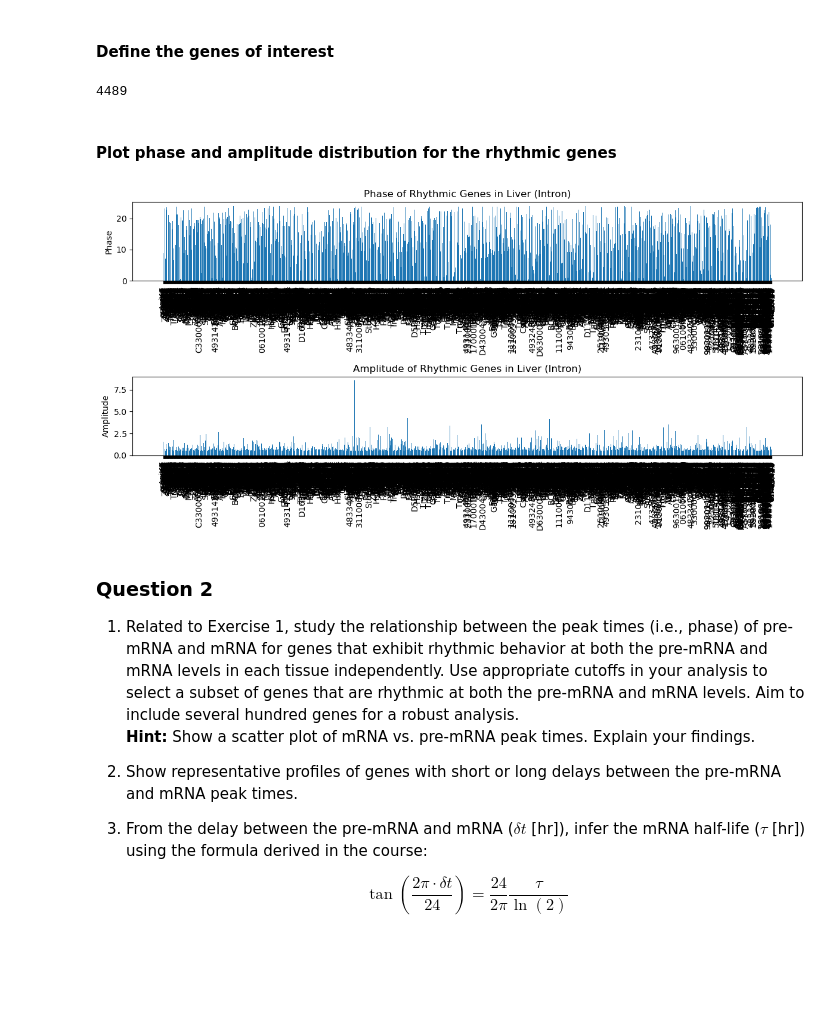
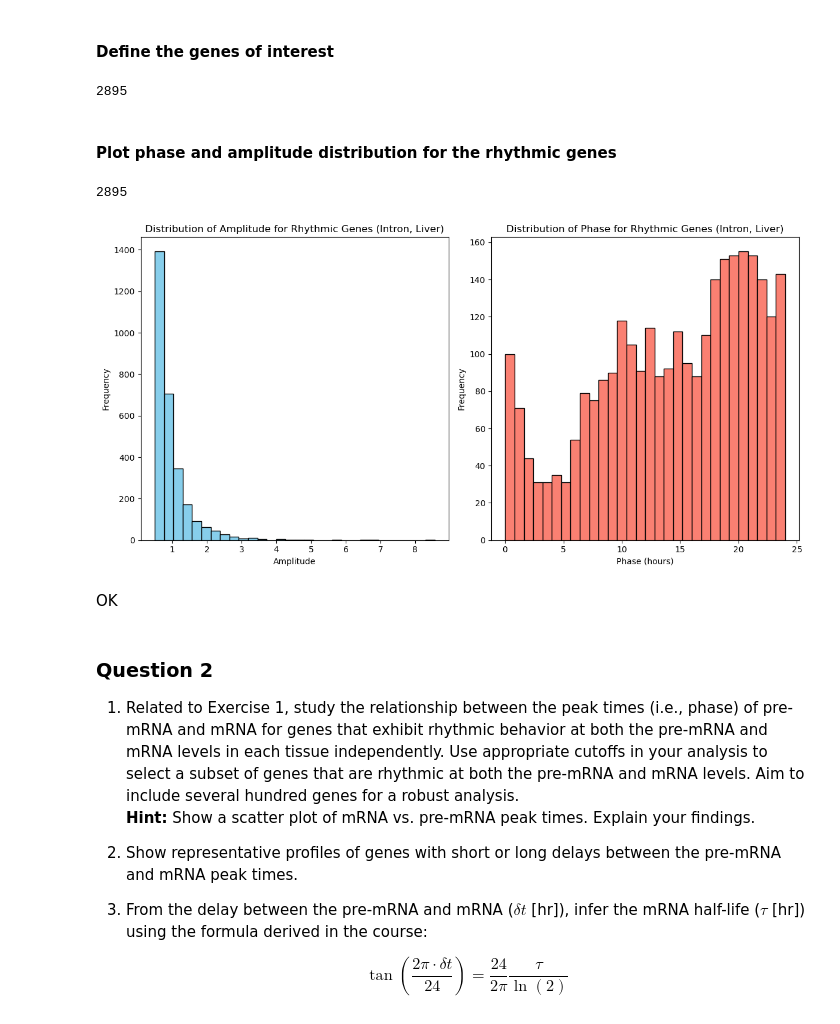
Before and after one commit to GregoirePachebat/group_18, a Jupyter notebook: Week11/Exercise_Week11_12_B_Exercises.ipynb, the cells around one changed output. Drawn from its saved outputs; the diff is of its cells as text; code cells hidden in the pictures; blank space fills up the shorter version.

```diff
--- a/Week11/Exercise_Week11_12_B_Exercises.ipynb
+++ b/Week11/Exercise_Week11_12_B_Exercises.ipynb
@@ -374,22 +374,45 @@ results_exon_muscle = fit_harmo(dat_exon_muscle, time, T)
 #### Define the genes of interest
 # %%
 # Define the genes with significant gene expression rhythm in the liver
-gene_liver_intro = np.logical_and(results_intron_liver['q_val'] < 0.05, results_intron_liver['amp'] > 0.5)
+gene_liver_intro = np.logical_and(results_intron_liver['q_val'] < 0.05, results_intron_liver['amp'] > 0.5))
 gene_liver_exon = np.logical_and(results_exon_liver['q_val'] < 0.05, results_exon_liver['amp'] > 0.5)
 
 # Define the genes with significant gene expression rhythm in the muscle
 gene_muscle_intro = np.logical_and(results_intron_muscle['q_val'] < 0.05, results_intron_muscle['amp'] > 0.5)
 gene_muscle_exon = np.logical_and(results_exon_muscle['q_val'] < 0.05, results_exon_muscle['amp'] > 0.5)
+# %% [output]
+2895
-# %%
-num_true_values = gene_liver_intro.sum()
-print(num_true_values)
-# %% [output]
-4489
 # %% [markdown]
 #### Plot phase and amplitude distribution for the rhythmic genes
 # %%
+results_intron_liver[gene_liver_intro].sort_values('amp', ascending=False)
 # %% [output]
-[figure, removed]
+2895
+# %%
+# Filter the results for the genes of interest
+filtered_results = results_intron_liver[gene_liver_intro]
+
+# Plot amplitude
+plt.figure(figsize=(12, 6))
+plt.subplot(1, 2, 1)
+plt.hist(filtered_results['amp'], bins=30, color='skyblue', edgecolor='black')
+plt.xlabel('Amplitude')
+plt.ylabel('Frequency')
+plt.title('Distribution of Amplitude for Rhythmic Genes (Intron, Liver)')
+
+# Plot phase
+plt.subplot(1, 2, 2)
+plt.hist(filtered_results['phase'], bins=30, color='salmon', edgecolor='black')
+plt.xlabel('Phase (hours)')
+plt.ylabel('Frequency')
+plt.title('Distribution of Phase for Rhythmic Genes (Intron, Liver)')
+
+plt.tight_layout()
+plt.show()
+# %% [output]
+[figure, added]
+# %% [markdown]
+OK
 # %% [markdown]
 ### Question 2
 
```
